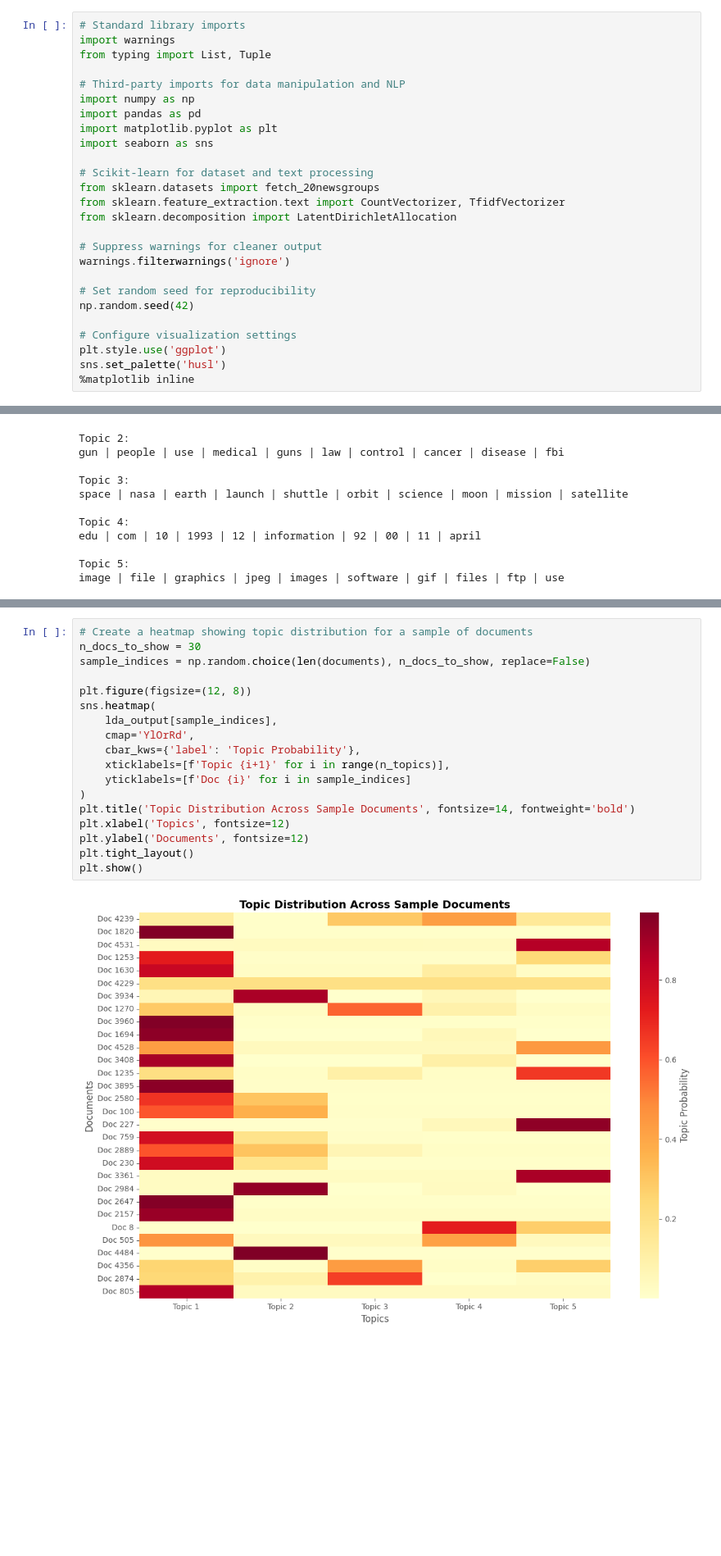
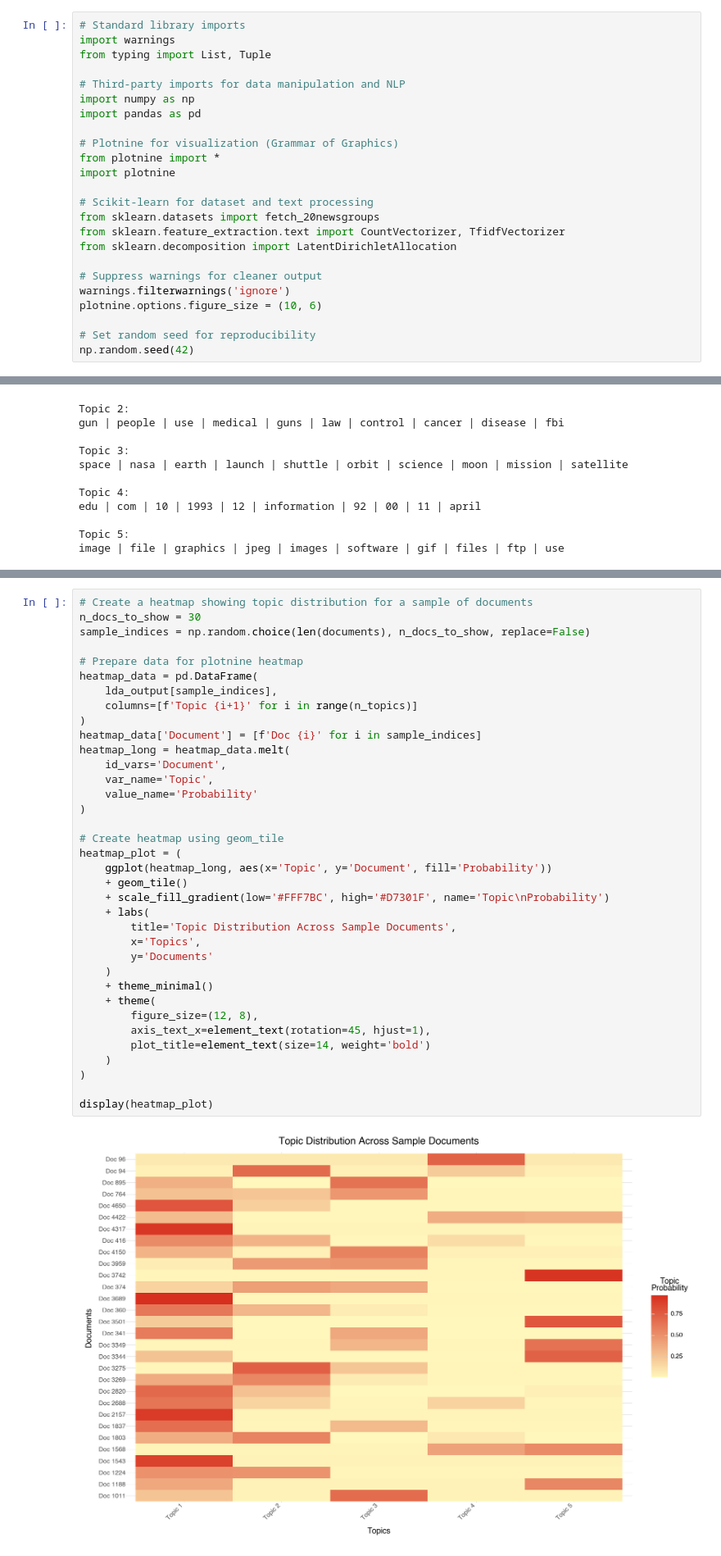
Before and after one commit to tracyreuter/NLP-topic-modeling, a Jupyter notebook: topic_modeling_demo.ipynb, the cells around one changed output, grey strips where cells are left out. Shown at 82% size. Cells and saved outputs as stored; diff of their text form; blank space fills up the shorter version.

Commit message:
update to use plotnine

```diff
--- a/topic_modeling_demo.ipynb
+++ b/topic_modeling_demo.ipynb
@@ -23,8 +23,10 @@ from typing import List, Tuple
 # Third-party imports for data manipulation and NLP
 import numpy as np
 import pandas as pd
-import matplotlib.pyplot as plt
-import seaborn as sns
+
+# Plotnine for visualization (Grammar of Graphics)
+from plotnine import *
+import plotnine
 
 # Scikit-learn for dataset and text processing
 from sklearn.datasets import fetch_20newsgroups
@@ -33,14 +35,10 @@ from sklearn.decomposition import LatentDirichletAllocation
 
 # Suppress warnings for cleaner output
 warnings.filterwarnings('ignore')
+plotnine.options.figure_size = (10, 6)
 
 # Set random seed for reproducibility
 np.random.seed(42)
-
-# Configure visualization settings
-plt.style.use('ggplot')
-sns.set_palette('husl')
-%matplotlib inline
 # %%
 # Load a subset of the 20 newsgroups dataset
 # We'll use 5 categories to make the topics more distinct and easier to interpret
@@ -215,20 +213,38 @@ Let's visualize how topics are distributed across documents.
 # %%
 # Create a heatmap showing topic distribution for a sample of documents
 n_docs_to_show = 30
 sample_indices = np.random.choice(len(documents), n_docs_to_show, replace=False)
 
-plt.figure(figsize=(12, 8))
-sns.heatmap(
+# Prepare data for plotnine heatmap
+heatmap_data = pd.DataFrame(
     lda_output[sample_indices],
-    cmap='YlOrRd',
-    cbar_kws={'label': 'Topic Probability'},
-    xticklabels=[f'Topic {i+1}' for i in range(n_topics)],
-    yticklabels=[f'Doc {i}' for i in sample_indices]
+    columns=[f'Topic {i+1}' for i in range(n_topics)]
 )
-plt.title('Topic Distribution Across Sample Documents', fontsize=14, fontweight='bold')
-plt.xlabel('Topics', fontsize=12)
-plt.ylabel('Documents', fontsize=12)
-plt.tight_layout()
-plt.show()
+heatmap_data['Document'] = [f'Doc {i}' for i in sample_indices]
+heatmap_long = heatmap_data.melt(
+    id_vars='Document',
+    var_name='Topic',
+    value_name='Probability'
+)
+
+# Create heatmap using geom_tile
+heatmap_plot = (
+    ggplot(heatmap_long, aes(x='Topic', y='Document', fill='Probability'))
+    + geom_tile()
+    + scale_fill_gradient(low='#FFF7BC', high='#D7301F', name='Topic\nProbability')
+    + labs(
+        title='Topic Distribution Across Sample Documents',
+        x='Topics',
+        y='Documents'
+    )
+    + theme_minimal()
+    + theme(
+        figure_size=(12, 8),
+        axis_text_x=element_text(rotation=45, hjust=1),
+        plot_title=element_text(size=14, weight='bold')
+    )
+)
+
+display(heatmap_plot)
 # %% [output]
-[figure, old version]
+[figure, new version]
```
Also changed, not shown: parts of 8 cells of this notebook, 1 other file.
